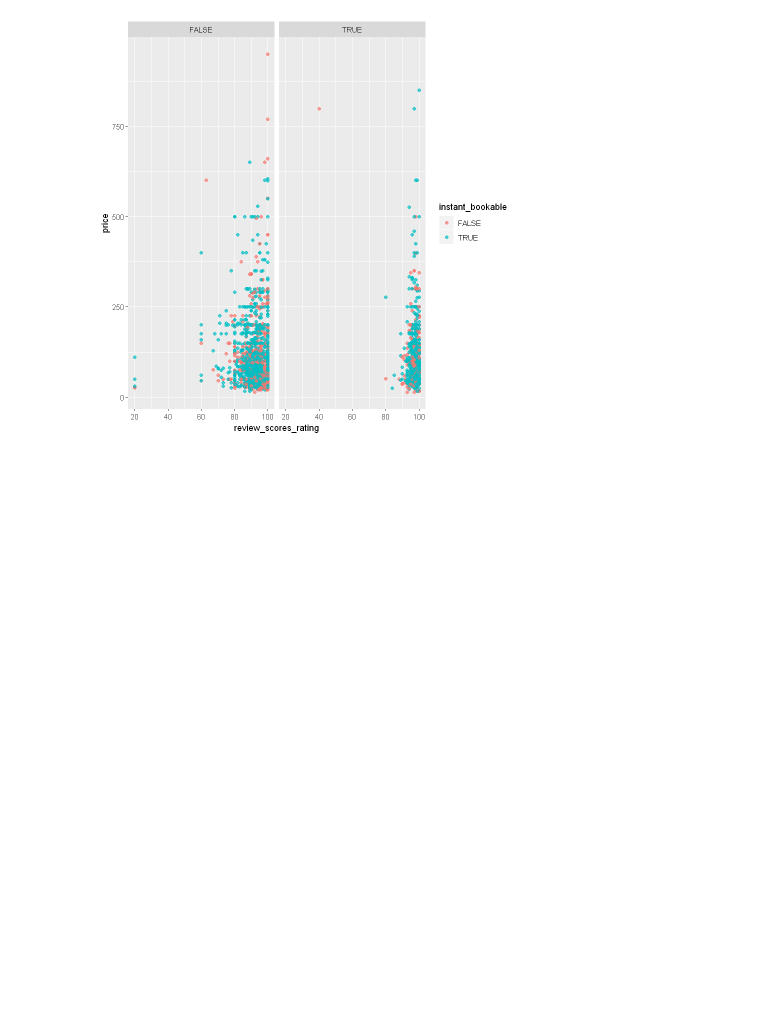
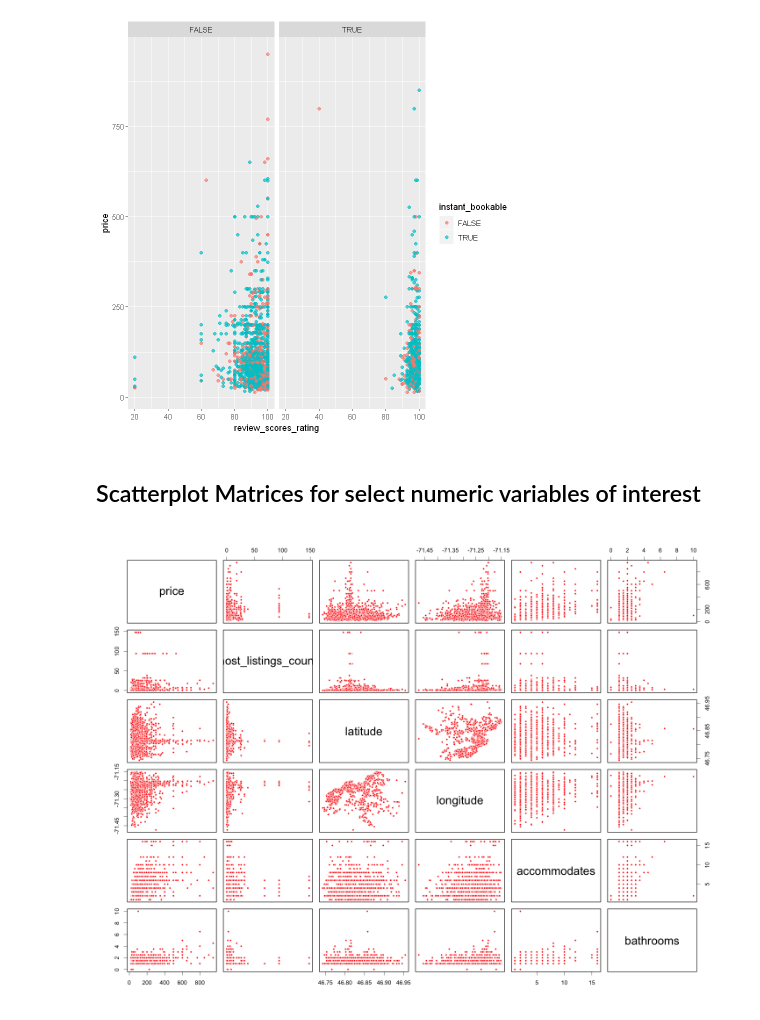
Before and after one commit to UBC-MDS/DSCI_522_Group313, a Jupyter notebook: src/EDA.ipynb, the cells around one changed output. Drawn from its saved outputs; the diff is of its cells as text; code cells hidden in the pictures; blank space fills up the shorter version.

Commit message:
added pairs plots and ggpairs

```diff
--- a/src/EDA.ipynb
+++ b/src/EDA.ipynb
@@ -4,12 +3,11 @@ library(ggplot2)
 # %%
 file <- read_csv("http://data.insideairbnb.com/canada/qc/quebec-city/2019-11-07/data/listings.csv.gz")
 
-airbnb_df <- subset(file, select = -c(summary, space, description, scrape_id, last_scraped,
-                                      experiences_offered, thumbnail_url, medium_url, xl_picture_url,
-                                      host_acceptance_rate, name, neighbourhood, neighborhood_overview,
-                                      neighbourhood_group_cleansed, license, notes, transit, access,
-                                      interaction, house_rules, picture_url, host_about, host_thumbnail_url,
-                                      host_picture_url))
+airbnb_df <- subset(file, select = -c(summary, space, listing_url, host_url, description, scrape_id, last_scraped, experiences_offered,
+                                      thumbnail_url, medium_url, xl_picture_url, host_acceptance_rate, name, neighbourhood,
+                                      neighborhood_overview, neighbourhood_group_cleansed, host_neighbourhood, jurisdiction_names,
+                                      license, cancellation_policy, notes, transit, access, interaction, house_rules, picture_url, host_about,
+                                      host_thumbnail_url, host_total_listings_count, minimum_minimum_nights, minimum_maximum_nights, maximum_maximum_nights, maximum_minimum_nights, minimum_nights_avg_ntm, maximum_nights_avg_ntm, host_picture_url))
 
 #removing '$' from price and fees and converting from string to numeric
 airbnb_df$price = as.numeric(gsub("\\$", "", airbnb_df$price))
@@ -65,3 +63,5 @@ facet_grid(cols = vars(host_is_superhost))
 Warning message:
 "Removed 383 rows containing missing values (geom_point)."
 [figure]
+# %% [markdown]
+## Scatterplot Matrices for select numeric variables of interest
@@ -67,0 +72,9 @@ Warning message:
+# %%
+numeric_1 <- colnames(airbnb_df[ , map_lgl(airbnb_df, is.numeric)])[2:7]
+numeric_1[1] = 'price'
+numeric_subset1 <- airbnb_df[,numeric_1]
+# %%
+#plot_1  <- airbnb_df[,c('price','host_listings_count','latitude','longitude','accommodates','bathrooms')]
+pairs(numeric_subset1,pch = 21,cex = 0.7,bg="red",col="white",lwd= 0.5, cex.labels=2)
+# %% [output]
+[figure, added]
```
Also changed, not shown: parts of 12 cells of this notebook.
